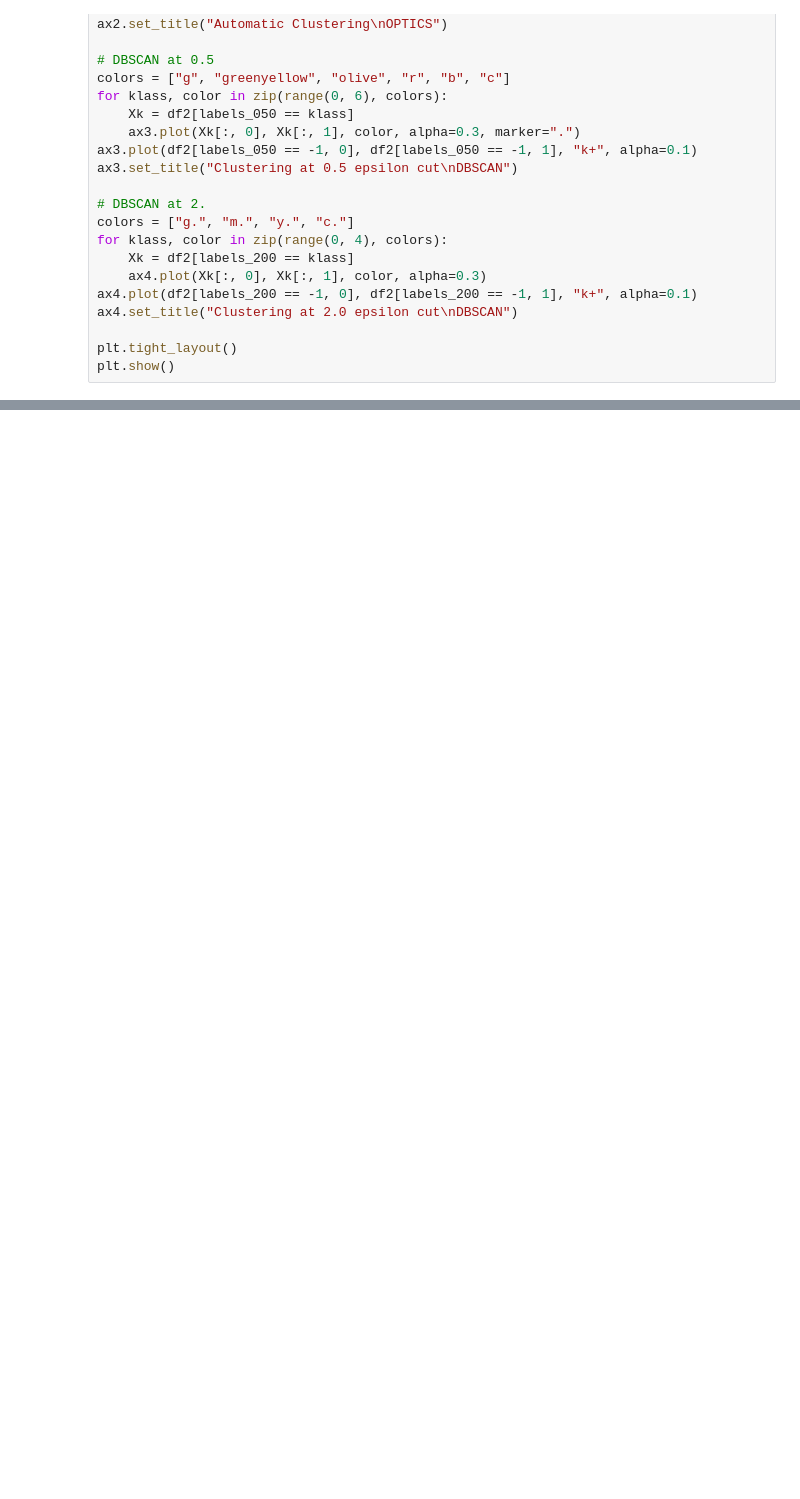
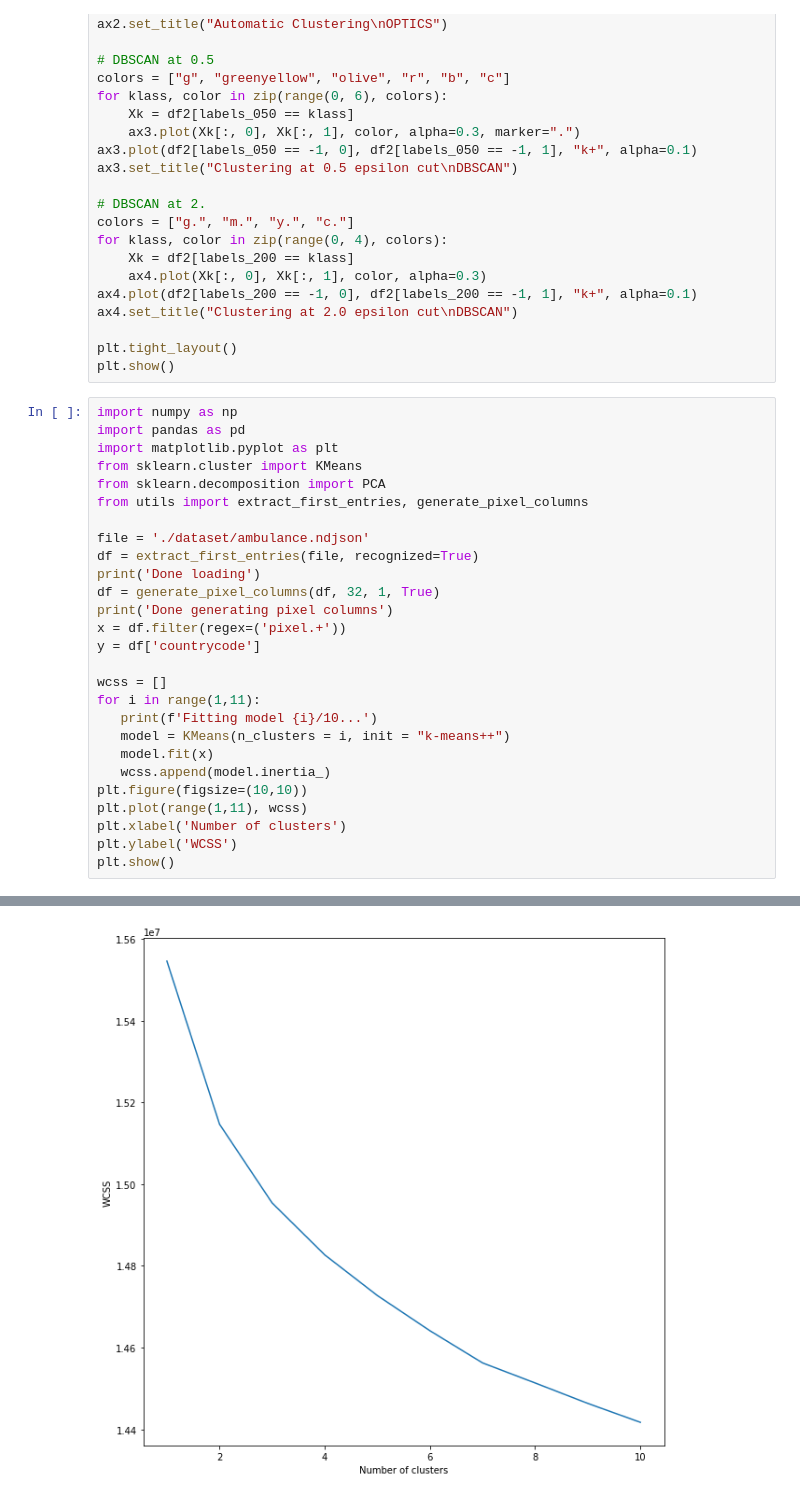
Before and after one commit to SzaboKrisztian/aai-final-project, a Jupyter notebook: unsupervised.ipynb, the cells around one changed output, grey strips where cells are left out. Drawn from its saved outputs; the diff is of its cells as text; blank space fills up the shorter version.

Commit message:
KMeans clustering test

```diff
--- a/unsupervised.ipynb
+++ b/unsupervised.ipynb
@@ -89,3 +89,31 @@ ax4.set_title("Clustering at 2.0 epsilon cut\nDBSCAN")
 
 plt.tight_layout()
 plt.show()
+# %%
+import numpy as np
+import pandas as pd
+import matplotlib.pyplot as plt
+from sklearn.cluster import KMeans
+from sklearn.decomposition import PCA
+from utils import extract_first_entries, generate_pixel_columns
+
+file = './dataset/ambulance.ndjson'
+df = extract_first_entries(file, recognized=True)
+print('Done loading')
+df = generate_pixel_columns(df, 32, 1, True)
+print('Done generating pixel columns')
+x = df.filter(regex=('pixel.+'))
+y = df['countrycode']
+
+wcss = []
+for i in range(1,11):
+   print(f'Fitting model {i}/10...')
+   model = KMeans(n_clusters = i, init = "k-means++")
+   model.fit(x)
+   wcss.append(model.inertia_)
+plt.figure(figsize=(10,10))
+plt.plot(range(1,11), wcss)
+plt.xlabel('Number of clusters')
+plt.ylabel('WCSS')
+plt.show()
+# %% [output]
@@ -91,0 +132 @@ plt.show()
+[figure, added]
```
Also changed, not shown: parts of 2 cells of this notebook.
